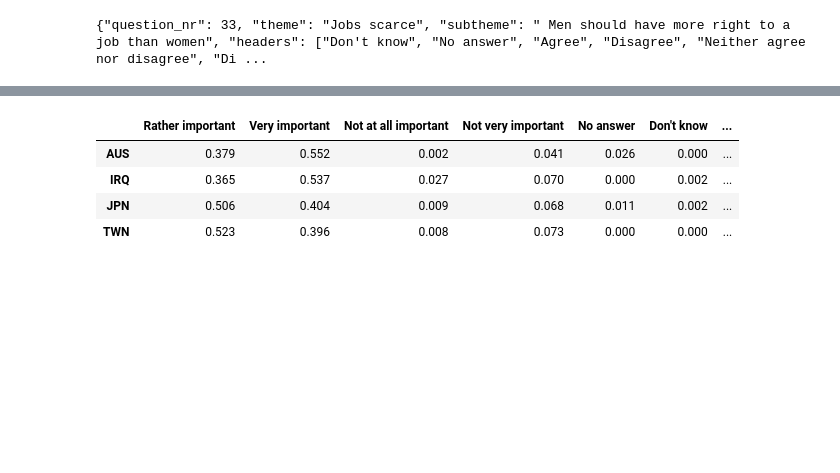
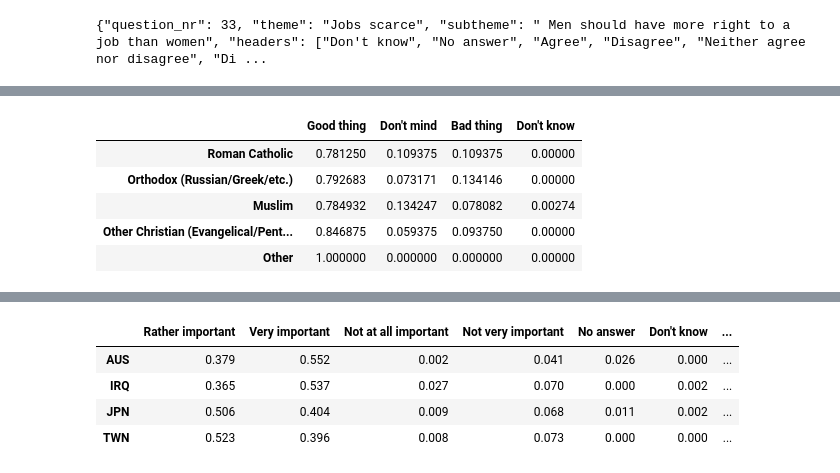
Before and after one commit to augustlidfeldt/country_explorer, a Jupyter notebook: notebooks/api_dev.ipynb, the cells around one changed output, grey strips where cells are left out. Cells and saved outputs as stored; diff of their text form; code cells hidden in the pictures; blank space fills up the shorter version.

```diff
--- a/notebooks/api_dev.ipynb
+++ b/notebooks/api_dev.ipynb
@@ -394,3 +420,12 @@ Column question - It is children duty to take care of ill parent: 0 {'-2': 'No a
+# %%
+test_mat.iloc[:,:-1]
+# %% [output]
+|  | Good thing | Don't mind | Bad thing | Don't know |
+| Roman Catholic | 0.781250 | 0.109375 | 0.109375 | 0.00000 |
+| Orthodox (Russian/Greek/etc.) | 0.792683 | 0.073171 | 0.134146 | 0.00000 |
+| Muslim | 0.784932 | 0.134247 | 0.078082 | 0.00274 |
+| Other Christian (Evangelical/Pent... | 0.846875 | 0.059375 | 0.093750 | 0.00000 |
+| Other | 1.000000 | 0.000000 | 0.000000 | 0.00000 |
 # %%
 test_mat.div(test_mat.sum(axis=0), axis=1).style.format("{:.2%}")
 # %% [output]
```
Also changed, not shown: parts of 4 cells of this notebook.
